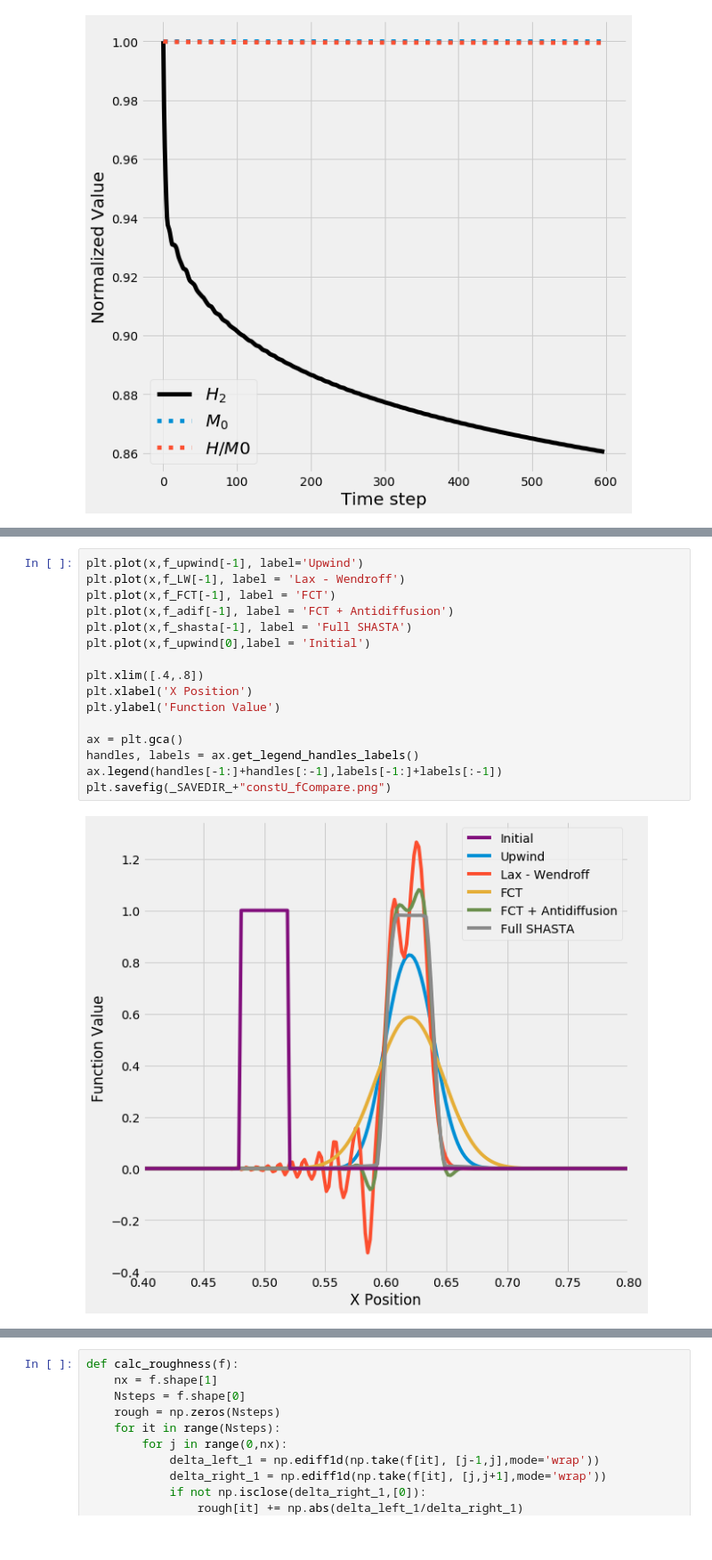
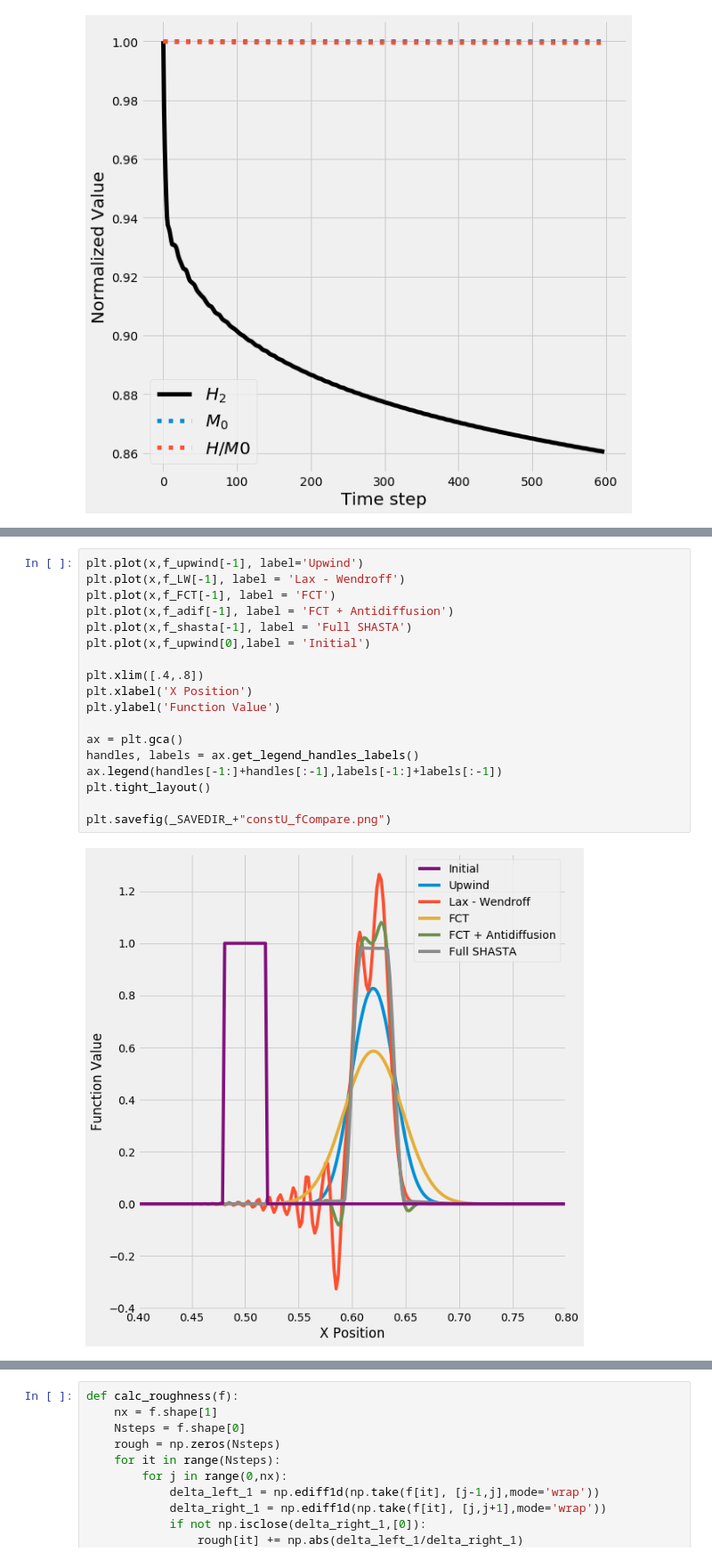
Before and after one commit to ianhi/courses, a Jupyter notebook: AC274/HW/HW_3/HW_3.ipynb, the cells around one changed output, grey strips where cells are left out. Shown: that part at 89% size. Saved outputs shown, nothing was run; the diff lists cells and outputs as text.

```diff
--- a/AC274/HW/HW_3/HW_3.ipynb
+++ b/AC274/HW/HW_3/HW_3.ipynb
@@ -435,21 +437,23 @@ plt.savefig(_SAVEDIR_+"constU_compareH.png")
 # %%
 plt.plot(x,f_upwind[-1], label='Upwind')
 plt.plot(x,f_LW[-1], label = 'Lax - Wendroff')
 plt.plot(x,f_FCT[-1], label = 'FCT')
 plt.plot(x,f_adif[-1], label = 'FCT + Antidiffusion')
 plt.plot(x,f_shasta[-1], label = 'Full SHASTA')
 plt.plot(x,f_upwind[0],label = 'Initial')
 
 plt.xlim([.4,.8])
 plt.xlabel('X Position')
 plt.ylabel('Function Value')
 
 ax = plt.gca()
 handles, labels = ax.get_legend_handles_labels()
 ax.legend(handles[-1:]+handles[:-1],labels[-1:]+labels[:-1])
+plt.tight_layout()
+
 plt.savefig(_SAVEDIR_+"constU_fCompare.png")
 # %% [output]
-[figure, old version]
+[figure, new version]
 # %%
 shift = .15
 plt.plot(x,f_upwind[-1], label='Upwind')
```
Also changed, not shown: parts of 2 cells of this notebook, 5 other files.
